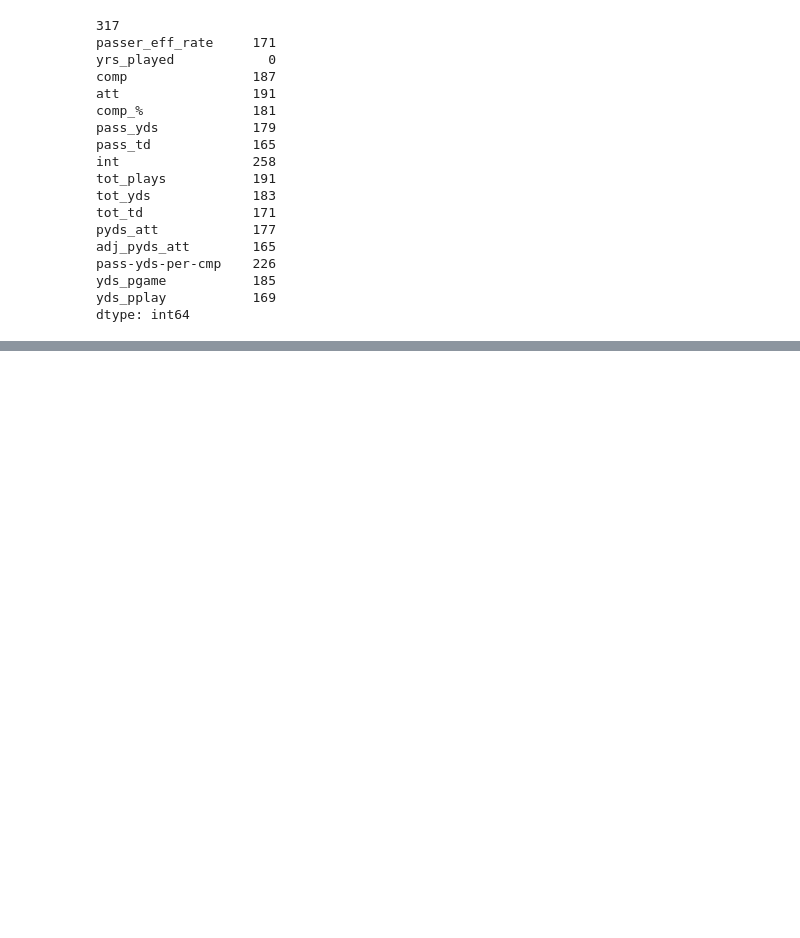
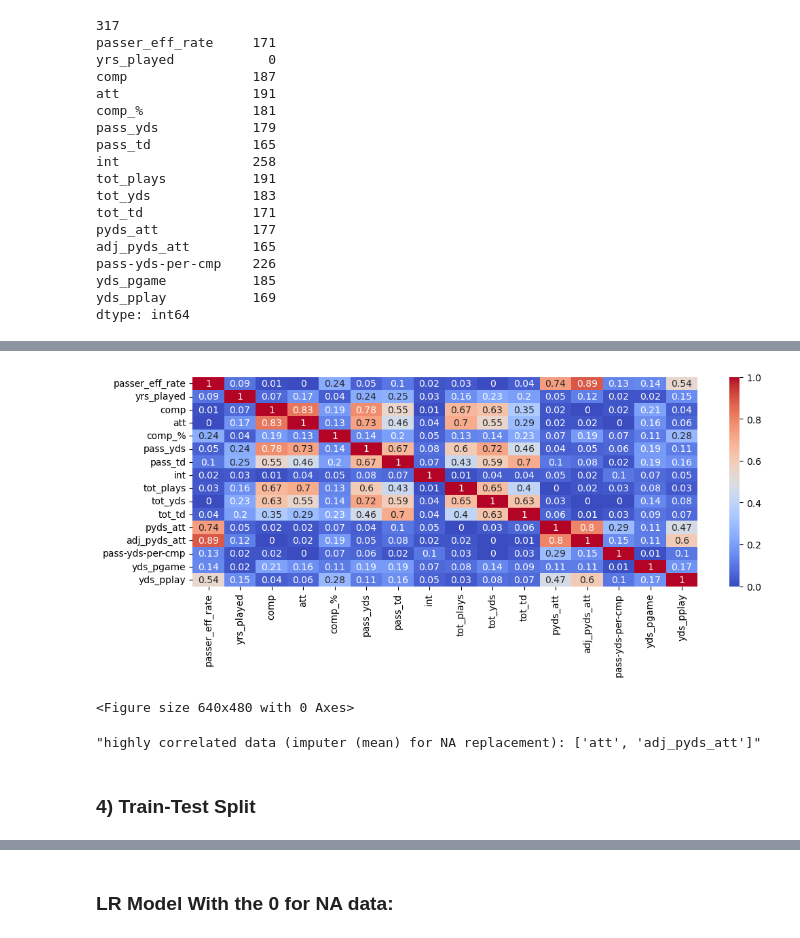
Before and after one commit to willablackmon/nfl_quarterback_draft, a Jupyter notebook: Modeling/cfb_nfl_stat_study.ipynb, the cells around one changed output, grey strips where cells are left out. Saved outputs shown, nothing was run; the diff lists cells and outputs as text; code cells hidden in the pictures; blank space fills up the shorter version.

Commit message:
updated modelding file with basic first models LRM and Random Forest

```diff
--- a/Modeling/cfb_nfl_stat_study.ipynb
+++ b/Modeling/cfb_nfl_stat_study.ipynb
@@ -190,0 +205,10 @@ X0_test_scaled = X0_scaler.transform(X0_test)
+# %%
+from sklearn.impute import SimpleImputer
+
+# Create SimpleImputer with mean strategy
+imputer = SimpleImputer(strategy='mean')
+
+# Fit the imputer on the DataFrame and transform it
+Xi = pd.DataFrame(imputer.fit_transform(X), columns=X.columns)
+
+print(Xi[:10])
@@ -190,0 +259,22 @@ X0_test_scaled = X0_scaler.transform(X0_test)
+# %%
+# Calculate correlation matrix of X data (imputer (mean) for NA replacement):
+Xi_corr_matrix = Xi.corr().abs().round(2)
+
+# Plot heatmaps
+plt.figure(figsize=(12, 4))  # Adjust the width and height as needed
+sns.heatmap(Xi_corr_matrix, annot=True, cmap='coolwarm')
+f = plt.figure()
+plt.show()
+
+# Select upper triangle of correlation matrix
+upper = Xi_corr_matrix.where(np.triu(np.ones(Xi_corr_matrix.shape), k=1).astype(bool))
+
+# Find features with correlation greater than 0.8
+high_corr = [column for column in upper.columns if any(upper[column] > 0.8)]
+display(f'highly correlated data (imputer (mean) for NA replacement): {high_corr}')
+# %% [output]
+[figure, added]
+<Figure size 640x480 with 0 Axes>
+"highly correlated data (imputer (mean) for NA replacement): ['att', 'adj_pyds_att']"
+# %% [markdown]
+### 4) Train-Test Split
@@ -197,4 +302,6 @@ X0_test_scaled = X0_scaler.transform(X0_test)
 Analyze by viewing model's accuracy score.
+# %% [markdown]
+### LR Model With the 0 for NA data:
 # %%
 from sklearn.linear_model import LogisticRegression
 
```
Also changed, not shown: parts of 29 cells of this notebook, 3 other files.
